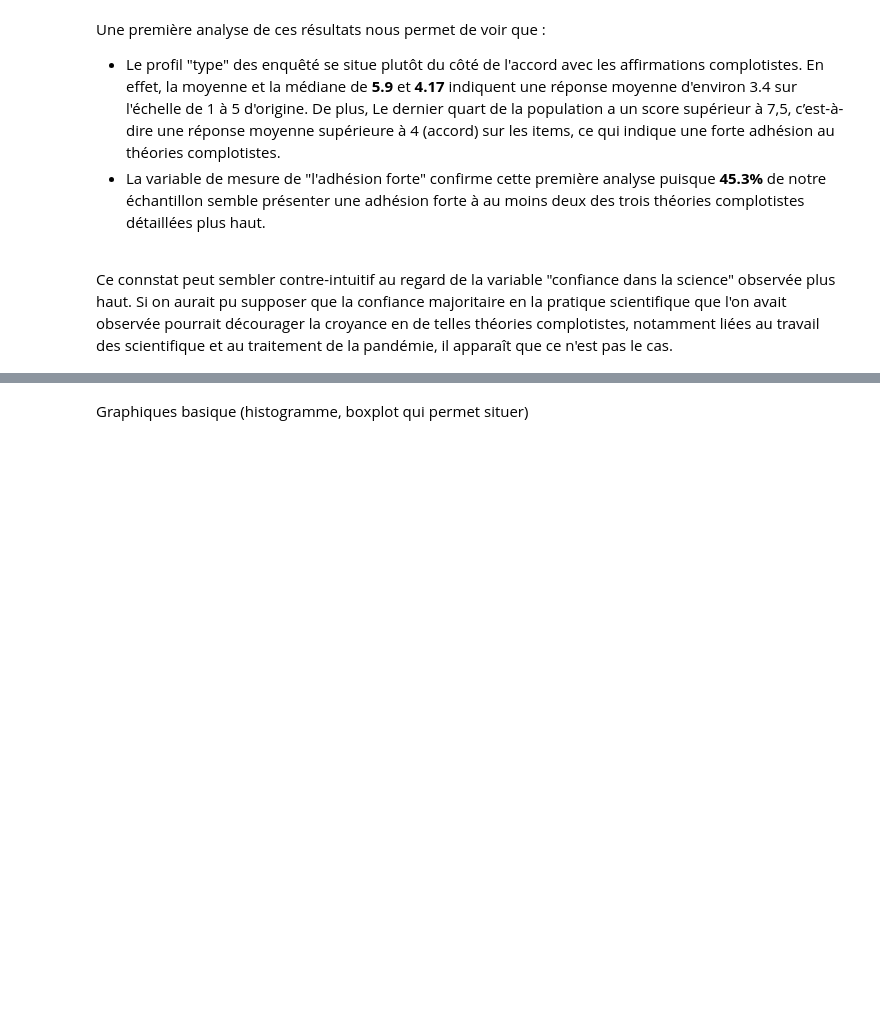
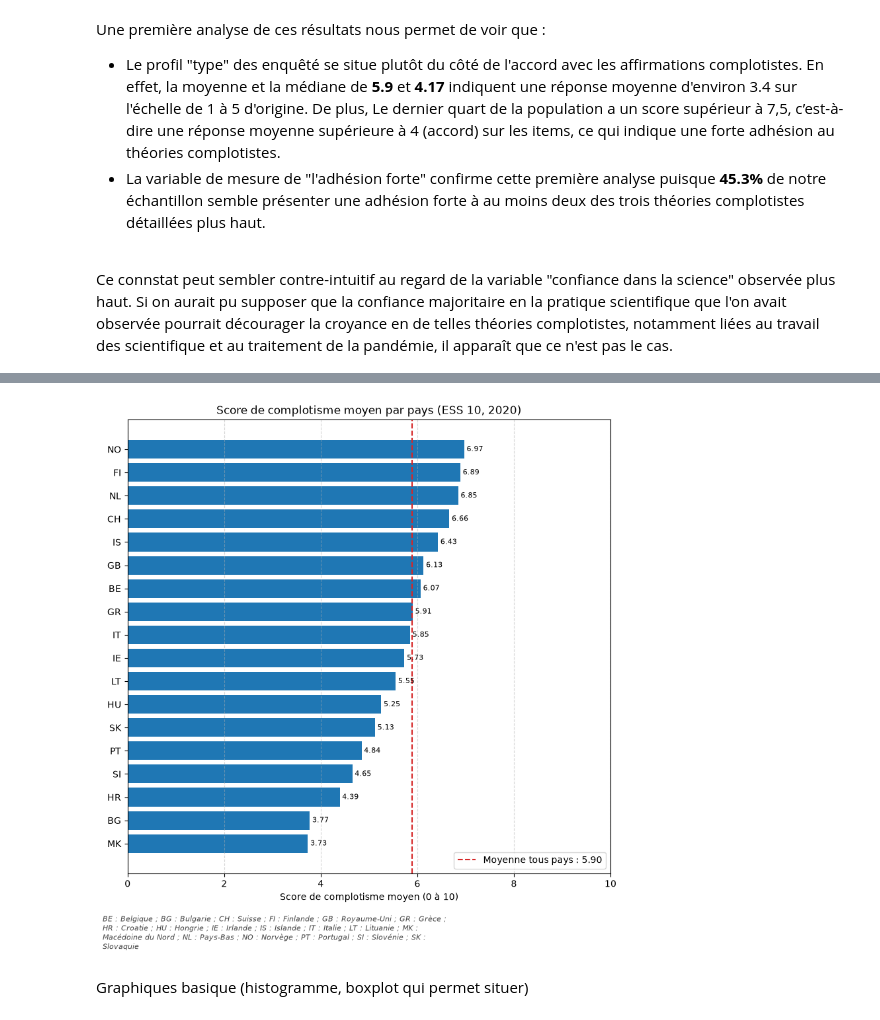
Before and after one commit to leila333/pythonds_2026, a Jupyter notebook: rapport_final.ipynb, the cells around one changed output, grey strips where cells are left out. Cells and saved outputs as stored; diff of their text form; code cells hidden in the pictures; blank space fills up the shorter version.

```diff
--- a/rapport_final.ipynb
+++ b/rapport_final.ipynb
@@ -501,0 +839,4 @@ Ce connstat peut sembler contre-intuitif au regard de la variable "confiance dan
+# %%
+df_ess_suppr_pays = df_ess_suppr[~df_ess_suppr["pays"].isin(["FR", "ME", "EE", "CZ"])]
+
+print(df_ess_suppr_pays.shape, "\n")
@@ -501,0 +892,8 @@ Ce connstat peut sembler contre-intuitif au regard de la variable "confiance dan
+# %%
+df_clean = df_ess_suppr_pays.copy()
+
+    # A) score synthétique continu de complotisme ramené sur une échelle de 0 à 10
+df_clean["score_complot"] = (df_clean[complot_cols].mean(axis=1) - 1) * 2.5
+
+    # B) indicatrice d'adhésion forte (binaire : 1 si accord fort sur >= 2 items, 0 sinon)
+df_clean["adhesion_complot_forte"] = ((df_clean[complot_cols] >= 4).sum(axis=1) >= 2).astype(int)
@@ -501,0 +932,7 @@ Ce connstat peut sembler contre-intuitif au regard de la variable "confiance dan
+# %%
+variables_info = ["id", "pays", "poids_analyse"]
+
+df_final = select_colonne(df_clean, variables_info + variable_finaux)
+
+print(df_final.shape)
+display(df_final.head())
@@ -502,2 +1035,62 @@ Ce connstat peut sembler contre-intuitif au regard de la variable "confiance dan
+# %%
+import matplotlib.pyplot as plt
+import textwrap
+
+# Mettre True si l'échelle doit être inversée (comme dans ta régression : 10 = complotiste)
+INVERSER_ECHELLE = False
+
+# Correspondance codes ESS -> noms de pays
+noms_pays = {
+    "AT": "Autriche", "BE": "Belgique", "BG": "Bulgarie", "CH": "Suisse",
+    "CY": "Chypre", "CZ": "Tchéquie", "DE": "Allemagne", "DK": "Danemark",
+    "EE": "Estonie", "ES": "Espagne", "FI": "Finlande", "FR": "France",
+    "GB": "Royaume-Uni", "GR": "Grèce", "HR": "Croatie", "HU": "Hongrie",
+    "IE": "Irlande", "IS": "Islande", "IT": "Italie", "LT": "Lituanie",
+    "LU": "Luxembourg", "LV": "Lettonie", "ME": "Monténégro",
+    "MK": "Macédoine du Nord", "NL": "Pays-Bas", "NO": "Norvège",
+    "PL": "Pologne", "PT": "Portugal", "RO": "Roumanie", "RS": "Serbie",
+    "SE": "Suède", "SI": "Slovénie", "SK": "Slovaquie",
+}
+
+df_plot = df_final.dropna(subset=["score_complot", POIDS]).copy()
+if INVERSER_ECHELLE:
+    df_plot["score_complot"] = 10 - df_plot["score_complot"]
+
+# Moyenne pondérée par pays
+moy_pays = (
+    df_plot.groupby("pays")
+    .apply(lambda g: np.average(g["score_complot"], weights=g[POIDS]))
+    .sort_values()
+)
+moy_globale = np.average(df_plot["score_complot"], weights=df_plot[POIDS])
+
+# Légende : "BG : Bulgarie ; CH : Suisse ; ..." (ordre alphabétique des codes)
+legende = " ; ".join(f"{c} : {noms_pays.get(c, c)}" for c in sorted(moy_pays.index))
+legende = textwrap.fill(legende, width=95)
+
+# Graphique
+fig, ax = plt.subplots(figsize=(8, 0.35 * len(moy_pays) + 2.2))
+barres = ax.barh(moy_pays.index, moy_pays.values, color="#1f77b4")
+ax.axvline(moy_globale, color="#d62728", linestyle="--", linewidth=1.5,
+           label=f"Moyenne tous pays : {moy_globale:.2f}")
+
+for barre, val in zip(barres, moy_pays.values):
+    ax.text(val + 0.05, barre.get_y() + barre.get_height() / 2,
+            f"{val:.2f}", va="center", fontsize=8)
+
+ax.set_xlabel("Score de complotisme moyen (0 à 10)")
+ax.set_title("Score de complotisme moyen par pays (ESS 10, 2020)", fontsize=12)
+ax.set_xlim(0, max(10, moy_pays.max() + 0.8))
+ax.grid(axis="x", linestyle="--", alpha=0.5)
+ax.legend(loc="lower right")
+
+# Légende des initiales en italique, sous le graphique
+fig.text(0.01, 0.01, legende, ha="left", va="bottom",
+         fontsize=8, style="italic", color="#444444")
+
+plt.tight_layout(rect=(0, 0.08, 1, 1))  # laisse de la place en bas pour la légende
+plt.show()
+# %% [output]
+[figure, added]
 # %% [markdown]
 Graphiques basique (histogramme, boxplot qui permet situer)
```
Also changed, not shown: parts of 38 cells of this notebook.
